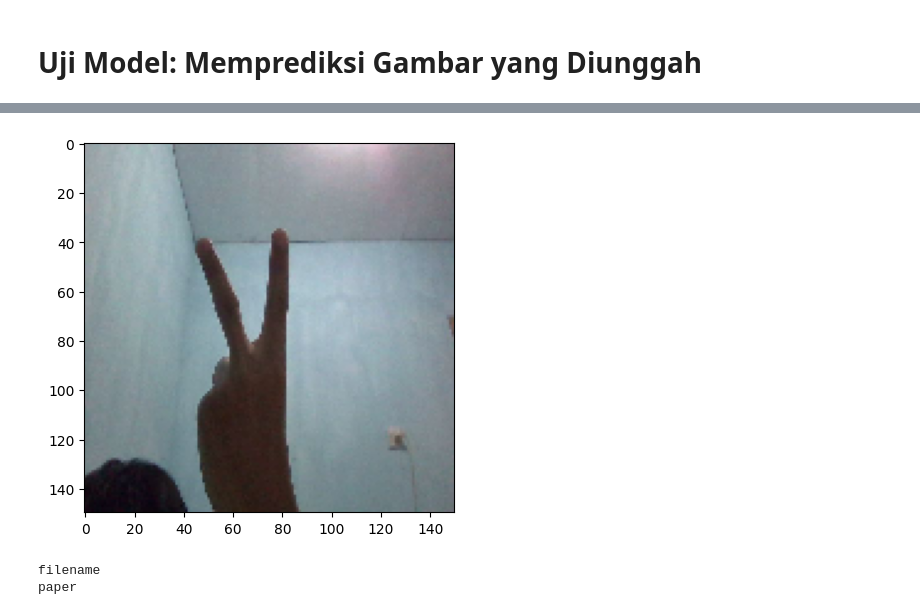
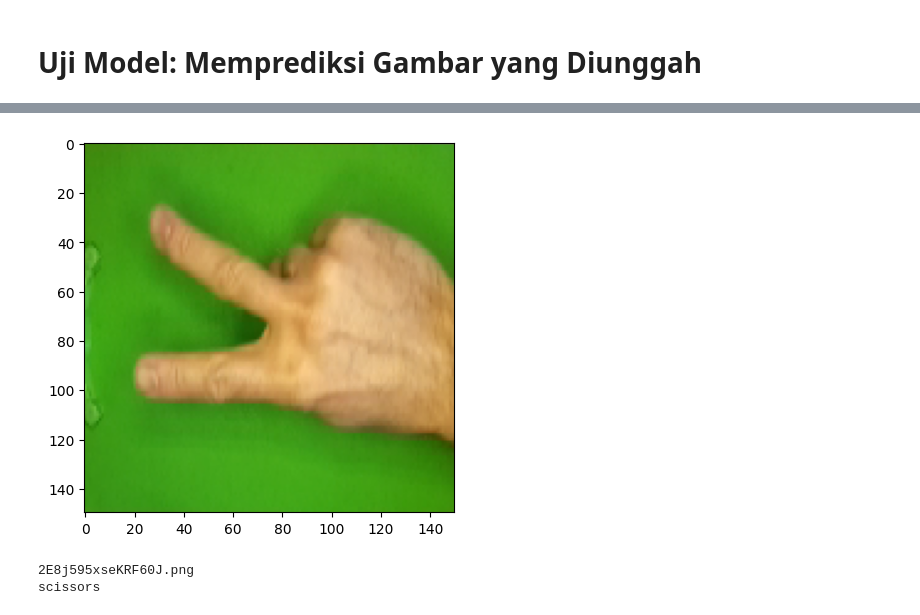
Before and after one commit to masfudindc/image-classification-project, a Jupyter notebook: masfudin_image_classification_dicoding.ipynb, the cells around one changed output, grey strips where cells are left out. Drawn from its saved outputs; the diff is of its cells as text; code cells hidden in the pictures.

```diff
--- a/masfudin_image_classification_dicoding.ipynb
+++ b/masfudin_image_classification_dicoding.ipynb
@@ -66,0 +68,6 @@ base_dir = '/content/drive/MyDrive/Dicoding/rockpaperscissors/rps-cv-images/'
+# %%
+train_dir = os.path.join(base_dir,'train')
+validation_dir = os.path.join(base_dir, 'val')
+roc_dir = os.path.join(base_dir,'rock')
+pap_dir = os.path.join(base_dir, 'paper')
+sci_dir = os.path.join(base_dir, 'scissors')
@@ -195,13 +318,0 @@ paper
-# %%
-# Load model yang telah dilatih
-model = load_model('/content/drive/MyDrive/Dicoding/rockpaperscissors/model.h5')
-
-# Fungsi untuk memprediksi kelas dari frame video
-def predict_class(frame):
-    img = cv2.resize(frame, (150, 150))
-    img = image.img_to_array(img)
-    img = np.expand_dims(img, axis=0)
-    img /= 255.0
-    prediction = model.predict(img)
-    class_index = np.argmax(prediction)
-    return class_index
@@ -263,26 +319,25 @@ Captured photo saved as /content/drive/MyDrive/Dicoding/photo1.jpg
 # %%
-# uploaded = photo
+# Melakukan prediksi terhadap gambar yang di-upload
 
-# # if uploaded:
-# for fn in uploaded.keys():
-path = '/content/drive/MyDrive/Dicoding/photo1.jpg'
-img = image.load_img(path, target_size=(150, 150))
-x = image.img_to_array(img)
-x = np.expand_dims(x, axis=0)
+uploaded = files.upload()
 
-images = np.vstack([x])
-classes = model.predict(images, batch_size=10)
+for fn in uploaded.keys():
+    path = '/content/' + fn
+    img = image.load_img(path, target_size=(150, 150))
+    x = image.img_to_array(img)
+    x = np.expand_dims(x, axis=0)
 
-plt.imshow(img)
-plt.show()
+    images = np.vstack([x])
+    classes = model.predict(images, batch_size=10)
 
-print(fn)
-if classes[0][0] == 1:
-    print('paper')
-elif classes[0][1] == 1:
-    print('rock')
-else:
-    print('scissors')
-# else:
-#     print("No photo uploaded.")
+    plt.imshow(img)
+    plt.show()
+
+    print(fn)
+    if classes[0][0] == 1:
+        print('paper')
+    elif classes[0][1] == 1:
+        print('rock')
+    else:
+        print('scissors')
 # %% [output]
@@ -290,3 +347,3 @@ else:
-[figure, old version]
+[figure, new version]
-filename
-paper
+2E8j595xseKRF60J.png
+scissors
```
Also changed, not shown: parts of 33 cells of this notebook.
